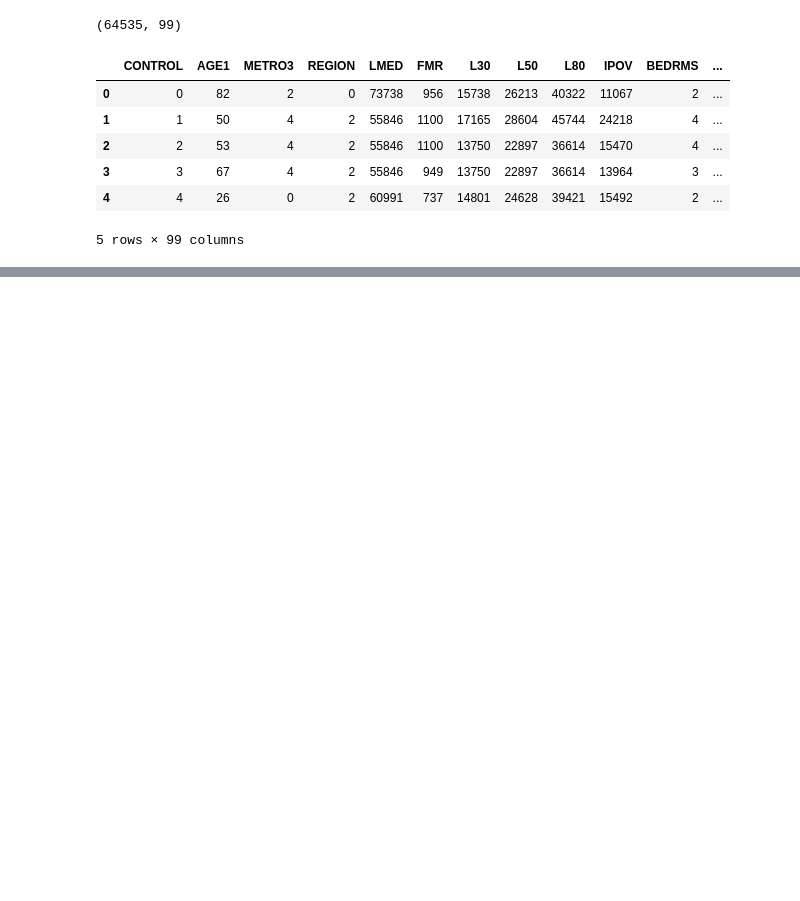
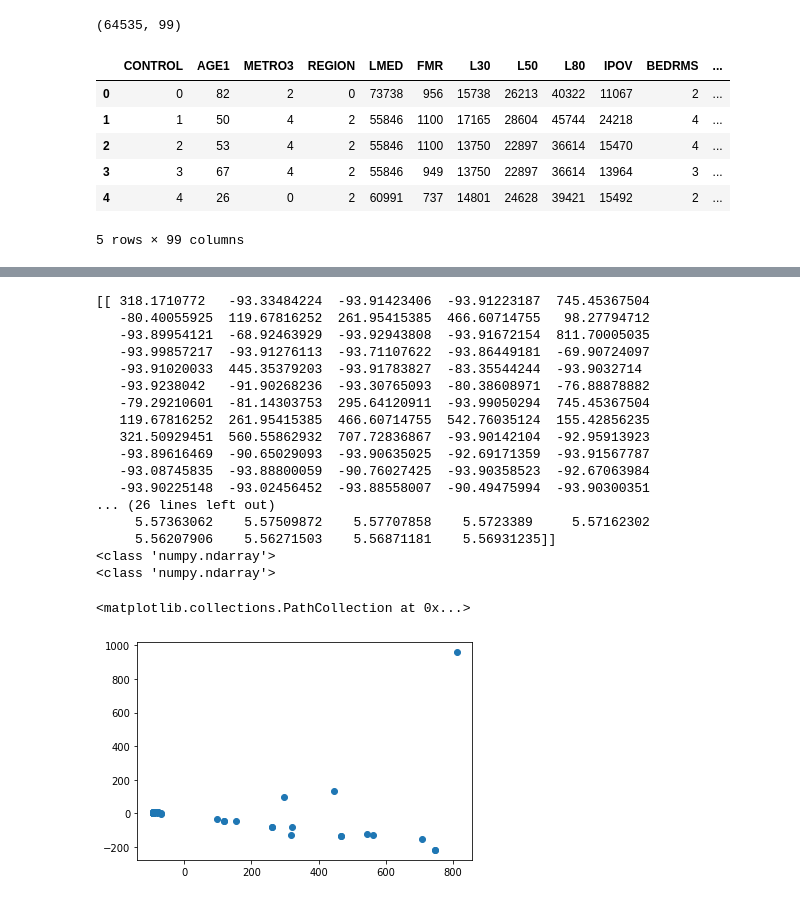
Before and after one commit to TAVAU/DS-Unit-1-Sprint-3-Linear-Algebra, a Jupyter notebook: module3-dimensionality-reduction/LS_DS_133_High_Dimensional_Data_Assignment.ipynb, the cells around one changed output, grey strips where cells are left out. Drawn from its saved outputs; the diff is of its cells as text; code cells hidden in the pictures; blank space fills up the shorter version.

```diff
--- a/module3-dimensionality-reduction/LS_DS_133_High_Dimensional_Data_Assignment.ipynb
+++ b/module3-dimensionality-reduction/LS_DS_133_High_Dimensional_Data_Assignment.ipynb
@@ -316,0 +311,22 @@ Length: 99, dtype: object
+# %%
+# Principal Component Analysis
+from numpy import array
+from sklearn.preprocessing import StandardScaler
+from sklearn.decomposition import PCA
+
+# Instantiate a Standard Scaler object
+scaler = StandardScaler()
+# Use the object to fit_transform our data
+Z = scaler.fit_transform(national_processed.T)
+print("\n Standardized Data: \n", Z)
+# create the PCA instance
+# Number of principal components I want outputed
+pca = PCA(2)
+# fit on data
+pca.fit(Z)
+# access values and vectors
+print("\n Eigenvectors: \n", pca.components_)
+print("\n Eigenvalues: \n",pca.explained_variance_)
+# transform data
+B = pca.transform(Z)
+print("\n Projected Data: \n", B)
@@ -317,3 +351,27 @@ Length: 99, dtype: object
+# %%
+import matplotlib.pyplot as plt
+C = B.T
+plt.scatter(C[0],C[1])
+# %% [output]
+[[ 318.1710772   -93.33484224  -93.91423406  -93.91223187  745.45367504
+   -80.40055925  119.67816252  261.95415385  466.60714755   98.27794712
+   -93.89954121  -68.92463929  -93.92943808  -93.91672154  811.70005035
+   -93.99857217  -93.91276113  -93.71107622  -93.86449181  -69.90724097
+   -93.91020033  445.35379203  -93.91783827  -83.35544244  -93.9032714
+   -93.9238042   -91.90268236  -93.30765093  -80.38608971  -76.88878882
+   -79.29210601  -81.14303753  295.64120911  -93.99050294  745.45367504
+   119.67816252  261.95415385  466.60714755  542.76035124  155.42856235
+   321.50929451  560.55862932  707.72836867  -93.90142104  -92.95913923
+   -93.89616469  -90.65029093  -93.90635025  -92.69171359  -93.91567787
+   -93.08745835  -93.88800059  -90.76027425  -93.90358523  -92.67063984
+   -93.90225148  -93.02456452  -93.88558007  -90.49475994  -93.90300351
+... (26 lines left out)
+     5.57363062    5.57509872    5.57707858    5.5723389     5.57162302
+     5.56207906    5.56271503    5.56871181    5.56931235]]
+<class 'numpy.ndarray'>
+<class 'numpy.ndarray'>
+<matplotlib.collections.PathCollection at 0x...>
+[figure, added]
 # %% [markdown]
 # Stretch Goals
 
```
Also changed, not shown: parts of 6 cells of this notebook.
